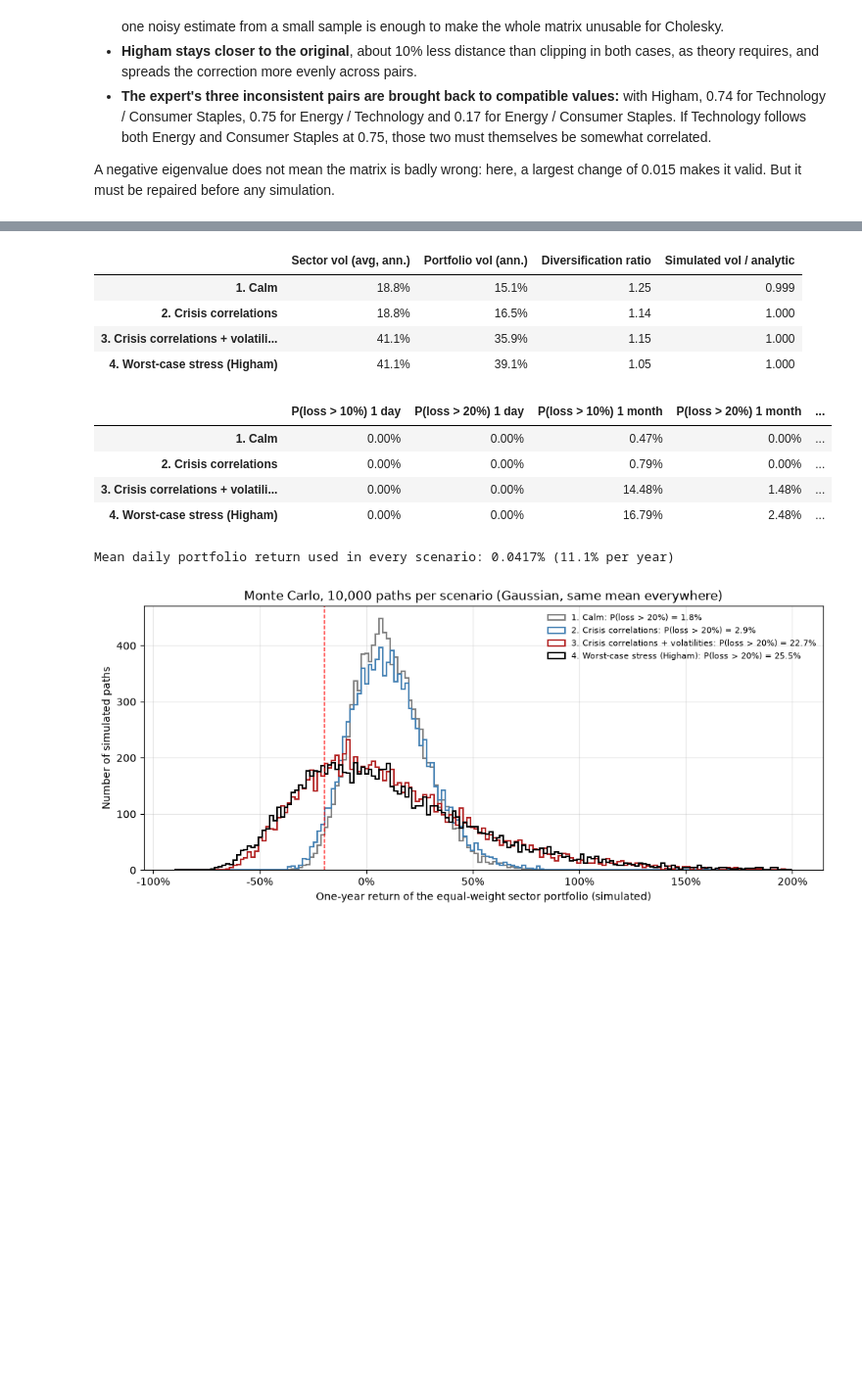
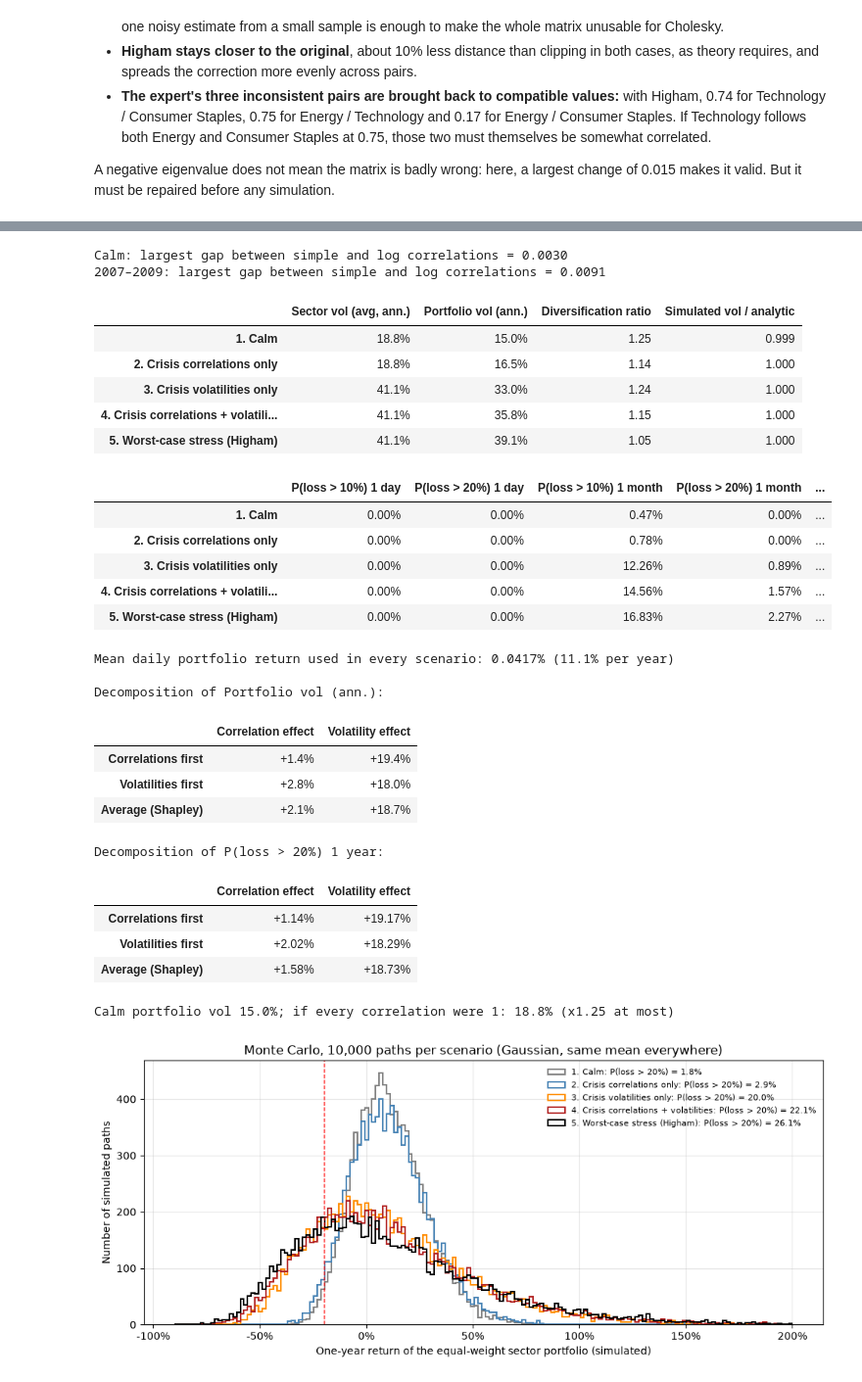
Before and after one commit to mattondidier/financial-data-lab, a Jupyter notebook: 06-diversification-under-stress/diversification_under_stress.ipynb, the cells around one changed output, grey strips where cells are left out. Shown at 98% size. Saved outputs shown, nothing was run; the diff lists cells and outputs as text; code cells hidden in the pictures; blank space fills up the shorter version.

Commit message:
Project 06: crisis-volatility-only scenario, Shapley decomposition, simple-return correlations in the Monte Carlo

```diff
--- a/06-diversification-under-stress/diversification_under_stress.ipynb
+++ b/06-diversification-under-stress/diversification_under_stress.ipynb
@@ -801,32 +822,65 @@ def plot_one_year(one_year, loss=0.20):
     return fig, ax
 # %%
 # --- run ---
-scenarios, mu = scenario_inputs(returns, masks, mats, worst_repaired["Higham"])
+scenarios, mu = scenario_inputs(returns, masks, worst_repaired["Higham"])
+
+# check: simple vs log correlations (the stress matrix uses log returns)
+for name in ("Calm", REF_CRISIS):
+    simple_corr = returns["simple"].loc[masks[name], SECTORS].corr()
+    gap = (simple_corr - mats[name]["corr"]).abs().to_numpy().max()
+    print(f"{name}: largest gap between simple and log correlations = {gap:.4f}")
+
 mc_table, one_year = monte_carlo(scenarios, mu)
 
 risk_cols = ["Sector vol (avg, ann.)", "Portfolio vol (ann.)", "Diversification ratio",
              "Simulated vol / analytic"]
 display(mc_table[risk_cols].style.format({"Sector vol (avg, ann.)": "{:.1%}",
                                           "Portfolio vol (ann.)": "{:.1%}",
                                           "Diversification ratio": "{:.2f}",
                                           "Simulated vol / analytic": "{:.3f}"}))
 display(mc_table.drop(columns=risk_cols).style.format("{:.2%}"))
 print(f"Mean daily portfolio return used in every scenario: {WEIGHTS @ mu:.4%} "
       f"({(1 + WEIGHTS @ mu) ** TRADING_DAYS - 1:.1%} per year)")
 
+# decomposition of the crisis effect, in both orders
+for col, fmt in [("Portfolio vol (ann.)", "{:+.1%}"), ("P(loss > 20%) 1 year", "{:+.2%}")]:
+    print(f"\nDecomposition of {col}:")
+    display(decompose(mc_table, col).style.format(fmt))
+
+# upper bound of the correlation effect: with every correlation at 1, portfolio vol = average sector vol
+calm_row = mc_table.loc["1. Calm"]
+print(f"\nCalm portfolio vol {calm_row['Portfolio vol (ann.)']:.1%}; if every correlation were 1: "
+      f"{calm_row['Sector vol (avg, ann.)']:.1%} (x{calm_row['Diversification ratio']:.2f} at most)")
+
 fig, ax = plot_one_year(one_year)
 fig.savefig("assets/monte_carlo_one_year.png", dpi=150, bbox_inches="tight")
 plt.show()
 # %% [output]
+Calm: largest gap between simple and log correlations = 0.0030
+2007–2009: largest gap between simple and log correlations = 0.0091
 |  | Sector vol (avg, ann.) | Portfolio vol (ann.) | Diversification ratio | Simulated vol / analytic |
-| 1. Calm | 18.8% | 15.1% | 1.25 | 0.999 |
-| 2. Crisis correlations | 18.8% | 16.5% | 1.14 | 1.000 |
-| 3. Crisis correlations + volatili... | 41.1% | 35.9% | 1.15 | 1.000 |
-| 4. Worst-case stress (Higham) | 41.1% | 39.1% | 1.05 | 1.000 |
+| 1. Calm | 18.8% | 15.0% | 1.25 | 0.999 |
+| 2. Crisis correlations only | 18.8% | 16.5% | 1.14 | 1.000 |
+| 3. Crisis volatilities only | 41.1% | 33.0% | 1.24 | 1.000 |
+| 4. Crisis correlations + volatili... | 41.1% | 35.8% | 1.15 | 1.000 |
+| 5. Worst-case stress (Higham) | 41.1% | 39.1% | 1.05 | 1.000 |
 |  | P(loss > 10%) 1 day | P(loss > 20%) 1 day | P(loss > 10%) 1 month | P(loss > 20%) 1 month | ... |
 | 1. Calm | 0.00% | 0.00% | 0.47% | 0.00% | ... |
-| 2. Crisis correlations | 0.00% | 0.00% | 0.79% | 0.00% | ... |
-| 3. Crisis correlations + volatili... | 0.00% | 0.00% | 14.48% | 1.48% | ... |
-| 4. Worst-case stress (Higham) | 0.00% | 0.00% | 16.79% | 2.48% | ... |
+| 2. Crisis correlations only | 0.00% | 0.00% | 0.78% | 0.00% | ... |
+| 3. Crisis volatilities only | 0.00% | 0.00% | 12.26% | 0.89% | ... |
+| 4. Crisis correlations + volatili... | 0.00% | 0.00% | 14.56% | 1.57% | ... |
+| 5. Worst-case stress (Higham) | 0.00% | 0.00% | 16.83% | 2.27% | ... |
-Mean daily portfolio return used in every scenario: 0.0417% (11.1% per year)
+Mean daily portfolio return used in every scenario: 0.0417% (11.1% per year)
+
+Decomposition of Portfolio vol (ann.):
+|  | Correlation effect | Volatility effect |
+| Correlations first | +1.4% | +19.4% |
+| Volatilities first | +2.8% | +18.0% |
+| Average (Shapley) | +2.1% | +18.7% |
+Decomposition of P(loss > 20%) 1 year:
+|  | Correlation effect | Volatility effect |
+| Correlations first | +1.14% | +19.17% |
+| Volatilities first | +2.02% | +18.29% |
+| Average (Shapley) | +1.58% | +18.73% |
+Calm portfolio vol 15.0%; if every correlation were 1: 18.8% (x1.25 at most)
-[figure, old version]
+[figure, new version]
```
Also changed, not shown: parts of 8 cells of this notebook, 3 other files.
